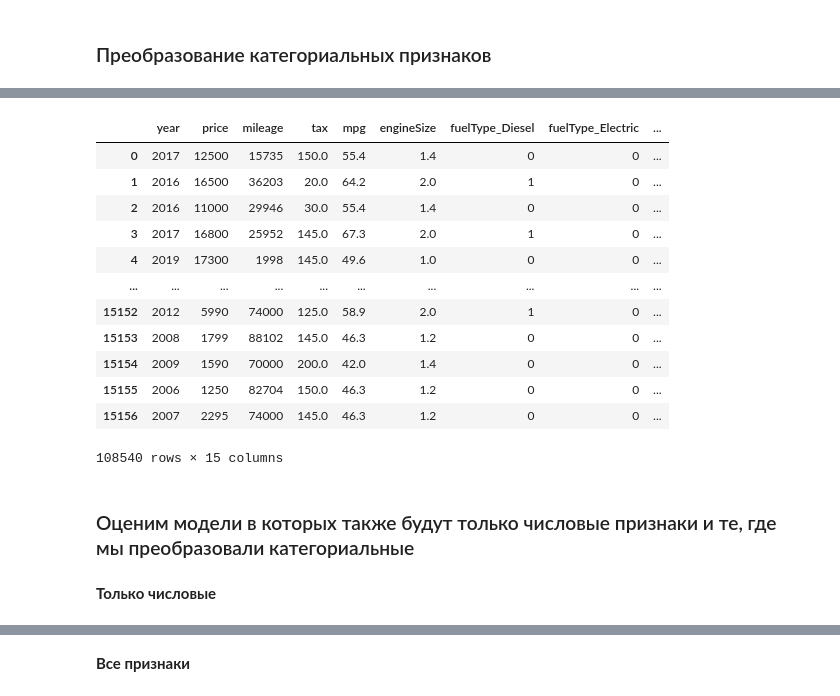
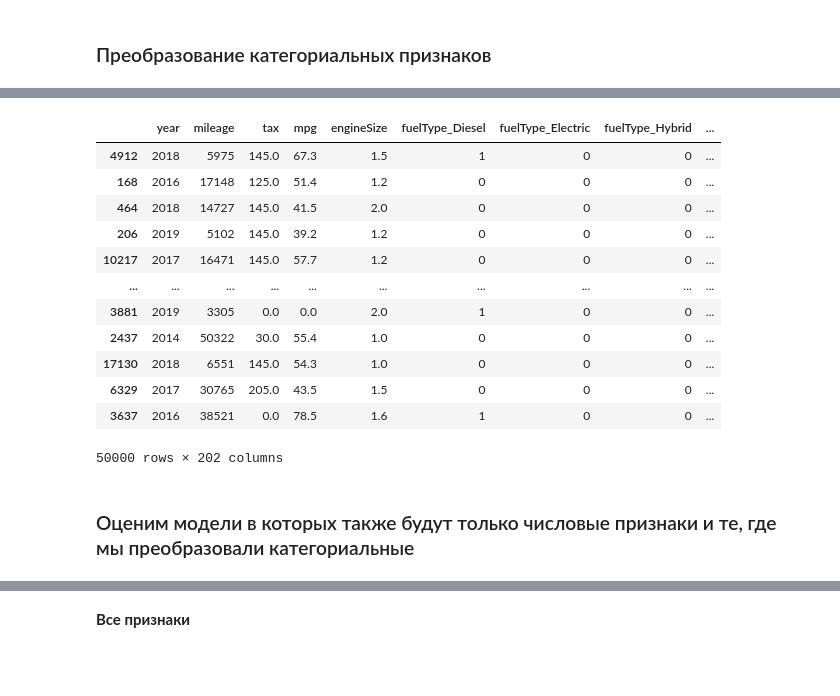
Before and after one commit to katerinavelichko/Ekaterina_velichko_ml_hse_2024, a Jupyter notebook: notebooks/04-homework.ipynb, the cells around one changed output, grey strips where cells are left out. Saved outputs shown, nothing was run; the diff lists cells and outputs as text; code cells hidden in the pictures; blank space fills up the shorter version.

```diff
--- a/notebooks/04-homework.ipynb
+++ b/notebooks/04-homework.ipynb
@@ -180,6 +180,9 @@ all_cars
 | 15155 | Fox | 2006 | 1250 | Manual | 82704 | Petrol | 150.0 | 46.3 | 1.2 |
 | 15156 | Fox | 2007 | 2295 | Manual | 74000 | Petrol | 145.0 | 46.3 | 1.2 |
 108540 rows × 9 columns
+# %%
+all_cars.fillna(0, inplace = True)
+all_cars = all_cars.sample(n=50000)
 # %% [markdown]
 ### Преобразование категориальных признаков
 # %%
@@ -211,3 +213,0 @@ for feature in categorical:
-# %%
-all_cars = all_cars.drop('model', axis = 1) # можно удалить, так как о модели есть смысл говорить в рамках одной марки автомобиля
-all_cars
@@ -228,22 +214,23 @@ all_cars
 # %%
-all_cars_encoded = pd.get_dummies(all_cars, columns=['fuelType', 'transmission'], dtype=int)
+X = all_cars.drop('price', axis = 1)
+y = all_cars['price']
 
-all_cars_encoded
+X = pd.get_dummies(X, columns=['fuelType', 'transmission', 'model'], dtype=int)
+
+X
 # %% [output]
-|  | year | price | mileage | tax | mpg | engineSize | fuelType_Diesel | fuelType_Electric | ... |
-| 0 | 2017 | 12500 | 15735 | 150.0 | 55.4 | 1.4 | 0 | 0 | ... |
-| 1 | 2016 | 16500 | 36203 | 20.0 | 64.2 | 2.0 | 1 | 0 | ... |
-| 2 | 2016 | 11000 | 29946 | 30.0 | 55.4 | 1.4 | 0 | 0 | ... |
-| 3 | 2017 | 16800 | 25952 | 145.0 | 67.3 | 2.0 | 1 | 0 | ... |
-| 4 | 2019 | 17300 | 1998 | 145.0 | 49.6 | 1.0 | 0 | 0 | ... |
+|  | year | mileage | tax | mpg | engineSize | fuelType_Diesel | fuelType_Electric | fuelType_Hybrid | ... |
+| 4912 | 2018 | 5975 | 145.0 | 67.3 | 1.5 | 1 | 0 | 0 | ... |
+| 168 | 2016 | 17148 | 125.0 | 51.4 | 1.2 | 0 | 0 | 0 | ... |
+| 464 | 2018 | 14727 | 145.0 | 41.5 | 2.0 | 0 | 0 | 0 | ... |
+| 206 | 2019 | 5102 | 145.0 | 39.2 | 1.2 | 0 | 0 | 0 | ... |
+| 10217 | 2017 | 16471 | 145.0 | 57.7 | 1.2 | 0 | 0 | 0 | ... |
 | ... | ... | ... | ... | ... | ... | ... | ... | ... | ... |
-| 15152 | 2012 | 5990 | 74000 | 125.0 | 58.9 | 2.0 | 1 | 0 | ... |
-| 15153 | 2008 | 1799 | 88102 | 145.0 | 46.3 | 1.2 | 0 | 0 | ... |
-| 15154 | 2009 | 1590 | 70000 | 200.0 | 42.0 | 1.4 | 0 | 0 | ... |
-| 15155 | 2006 | 1250 | 82704 | 150.0 | 46.3 | 1.2 | 0 | 0 | ... |
-| 15156 | 2007 | 2295 | 74000 | 145.0 | 46.3 | 1.2 | 0 | 0 | ... |
+| 3881 | 2019 | 3305 | 0.0 | 0.0 | 2.0 | 1 | 0 | 0 | ... |
+| 2437 | 2014 | 50322 | 30.0 | 55.4 | 1.0 | 0 | 0 | 0 | ... |
+| 17130 | 2018 | 6551 | 145.0 | 54.3 | 1.0 | 0 | 0 | 0 | ... |
+| 6329 | 2017 | 30765 | 205.0 | 43.5 | 1.5 | 0 | 0 | 0 | ... |
+| 3637 | 2016 | 38521 | 0.0 | 78.5 | 1.6 | 1 | 0 | 0 | ... |
-108540 rows × 15 columns
+50000 rows × 202 columns
 # %% [markdown]
 ### Оценим модели в которых также будут только числовые признаки и те, где мы преобразовали категориальные
-# %% [markdown]
-**Только числовые**
```
Also changed, not shown: parts of 20 cells of this notebook.
